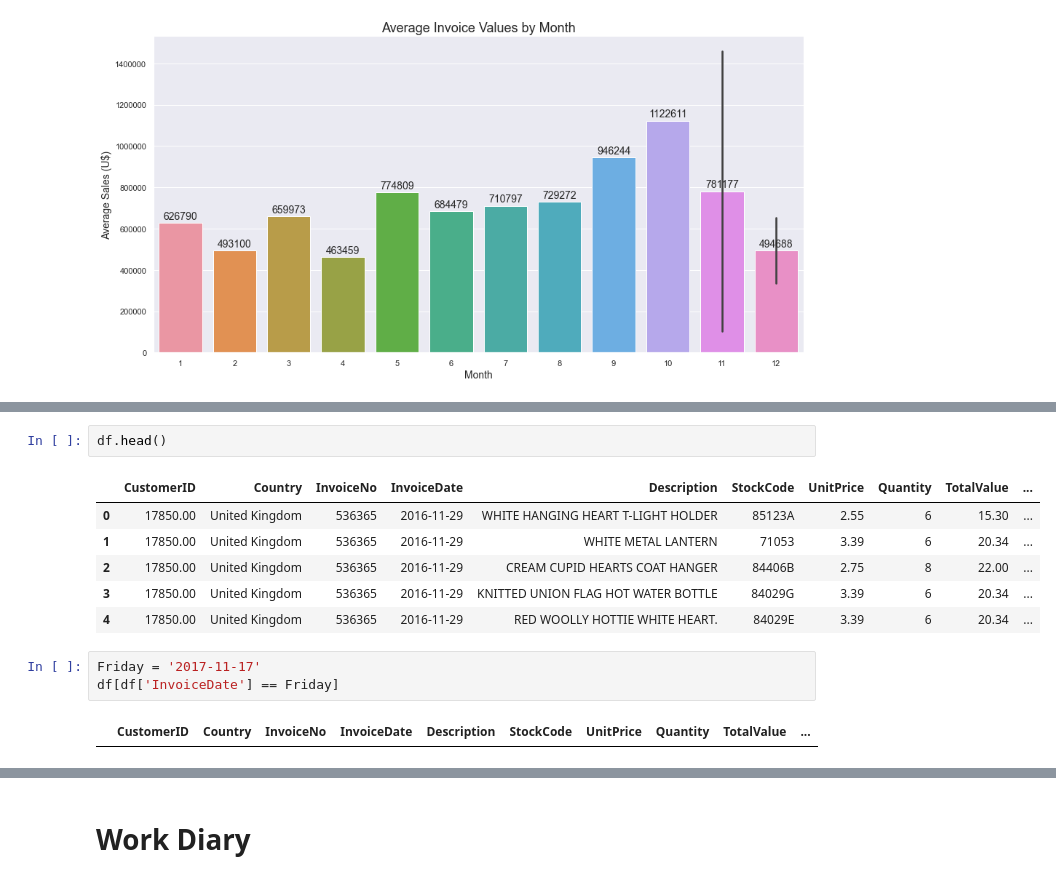
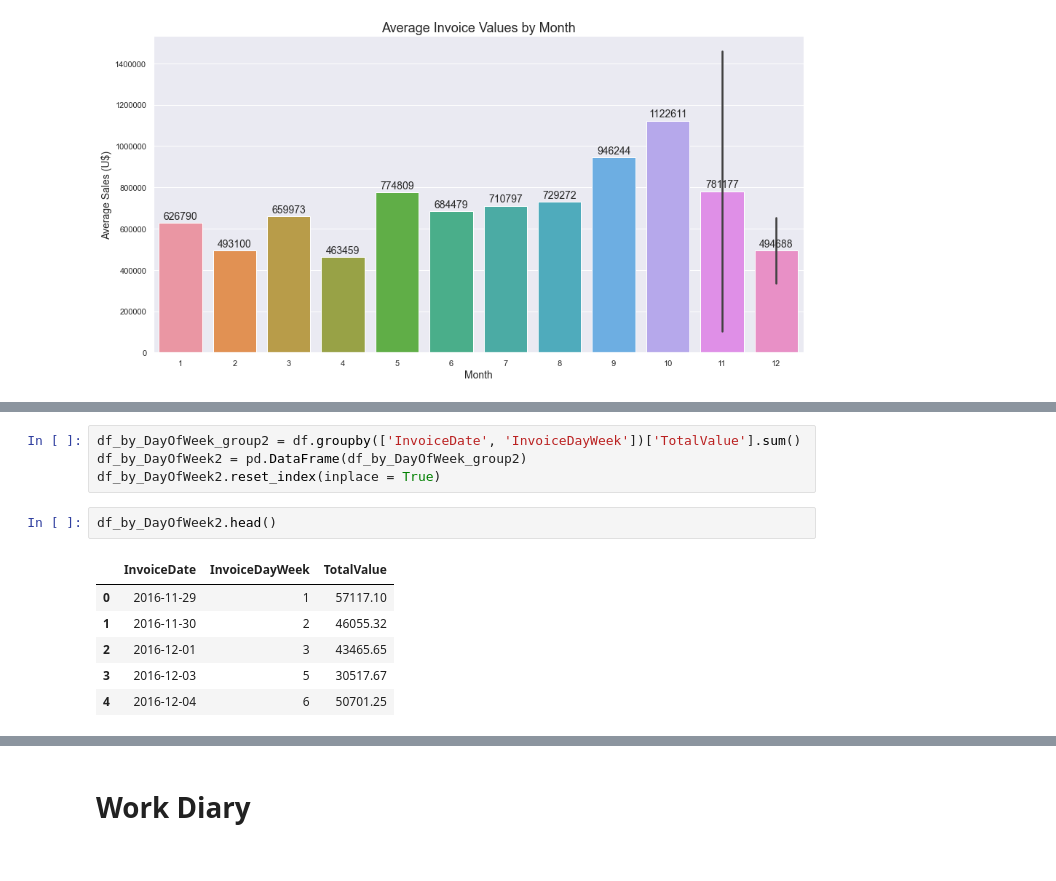
Before and after one commit to felipedmnq/PA05-Insiders-Program, a Jupyter notebook: Notebooks/c1.0-fdv-end-to-end-clustering-W2.ipynb, the cells around one changed output, grey strips where cells are left out. Saved outputs shown, nothing was run; the diff lists cells and outputs as text.

```diff
--- a/Notebooks/c1.0-fdv-end-to-end-clustering-W2.ipynb
+++ b/Notebooks/c1.0-fdv-end-to-end-clustering-W2.ipynb
@@ -980,15 +1090,14 @@ df[df['InvoiceDayWeek'] == 4].head()
+# %%
+df_by_DayOfWeek_group2 = df.groupby(['InvoiceDate', 'InvoiceDayWeek'])['TotalValue'].sum()
+df_by_DayOfWeek2 = pd.DataFrame(df_by_DayOfWeek_group2)
+df_by_DayOfWeek2.reset_index(inplace = True)
 # %%
-df.head()
+df_by_DayOfWeek2.head()
 # %% [output]
-|  | CustomerID | Country | InvoiceNo | InvoiceDate | Description | StockCode | UnitPrice | Quantity | TotalValue | ... |
-| 0 | 17850.00 | United Kingdom | 536365 | 2016-11-29 | WHITE HANGING HEART T-LIGHT HOLDER | 85123A | 2.55 | 6 | 15.30 | ... |
-| 1 | 17850.00 | United Kingdom | 536365 | 2016-11-29 | WHITE METAL LANTERN | 71053 | 3.39 | 6 | 20.34 | ... |
-| 2 | 17850.00 | United Kingdom | 536365 | 2016-11-29 | CREAM CUPID HEARTS COAT HANGER | 84406B | 2.75 | 8 | 22.00 | ... |
-| 3 | 17850.00 | United Kingdom | 536365 | 2016-11-29 | KNITTED UNION FLAG HOT WATER BOTTLE | 84029G | 3.39 | 6 | 20.34 | ... |
-| 4 | 17850.00 | United Kingdom | 536365 | 2016-11-29 | RED WOOLLY HOTTIE WHITE HEART. | 84029E | 3.39 | 6 | 20.34 | ... |
+|  | InvoiceDate | InvoiceDayWeek | TotalValue |
+| 0 | 2016-11-29 | 1 | 57117.10 |
+| 1 | 2016-11-30 | 2 | 46055.32 |
+| 2 | 2016-12-01 | 3 | 43465.65 |
+| 3 | 2016-12-03 | 5 | 30517.67 |
+| 4 | 2016-12-04 | 6 | 50701.25 |
-# %%
-Friday = '2017-11-17'
-df[df['InvoiceDate'] == Friday]
-# %% [output]
-|  | CustomerID | Country | InvoiceNo | InvoiceDate | Description | StockCode | UnitPrice | Quantity | TotalValue | ... |
 # %%
```
Also changed, not shown: parts of 46 cells of this notebook.
